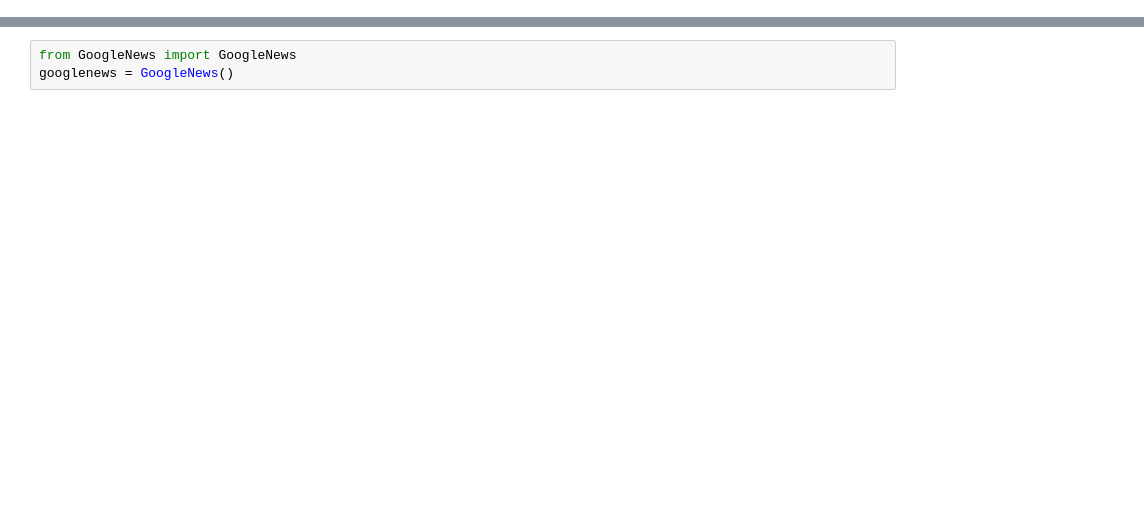
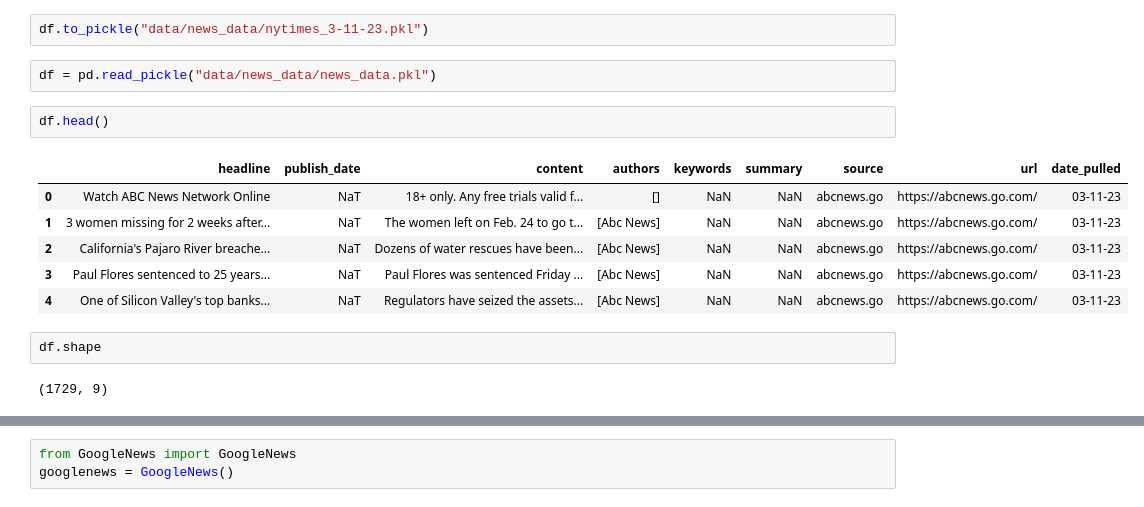
Before and after one commit to mschmidlin1/MSDS_capstone, a Jupyter notebook: DOCS_googlenews.ipynb, the cells around one changed output, grey strips where cells are left out. Drawn from its saved outputs; the diff is of its cells as text; blank space fills up the shorter version.

```diff
--- a/DOCS_googlenews.ipynb
+++ b/DOCS_googlenews.ipynb
@@ -0,0 +216,17 @@
+# %%
+df.to_pickle("data/news_data/nytimes_3-11-23.pkl")
+# %%
+df = pd.read_pickle("data/news_data/news_data.pkl")
+# %%
+df.head()
+# %% [output]
+|  | headline | publish_date | content | authors | keywords | summary | source | url | date_pulled |
+| 0 | Watch ABC News Network Online | NaT | 18+ only. Any free trials valid f... | [] | NaN | NaN | abcnews.go | https://abcnews.go.com/ | 03-11-23 |
+| 1 | 3 women missing for 2 weeks after... | NaT | The women left on Feb. 24 to go t... | [Abc News] | NaN | NaN | abcnews.go | https://abcnews.go.com/ | 03-11-23 |
+| 2 | California's Pajaro River breache... | NaT | Dozens of water rescues have been... | [Abc News] | NaN | NaN | abcnews.go | https://abcnews.go.com/ | 03-11-23 |
+| 3 | Paul Flores sentenced to 25 years... | NaT | Paul Flores was sentenced Friday ... | [Abc News] | NaN | NaN | abcnews.go | https://abcnews.go.com/ | 03-11-23 |
+| 4 | One of Silicon Valley's top banks... | NaT | Regulators have seized the assets... | [Abc News] | NaN | NaN | abcnews.go | https://abcnews.go.com/ | 03-11-23 |
+# %%
+df.shape
+# %% [output]
+(1729, 9)
```
Also changed, not shown: parts of 53 cells of this notebook, 3 other files.
